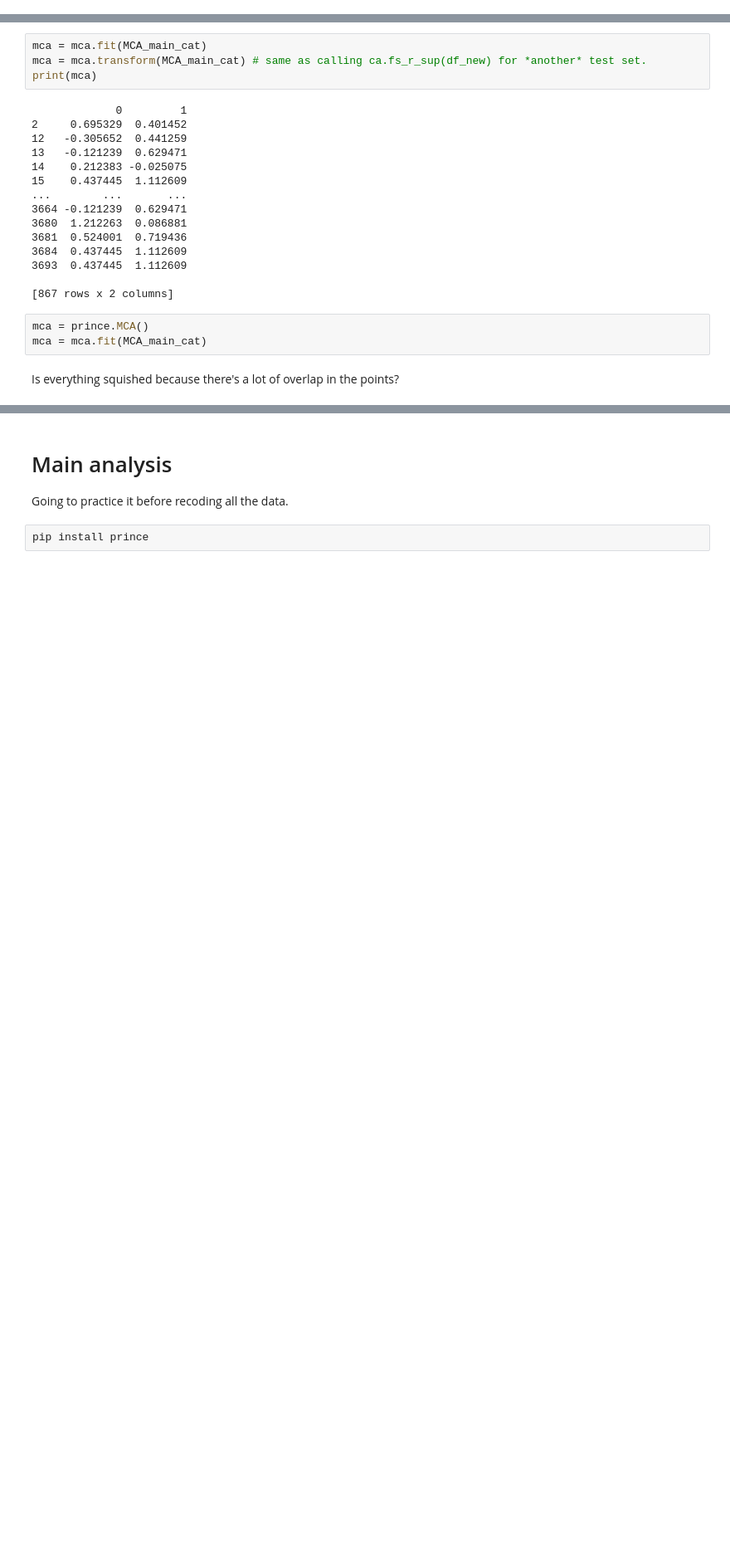
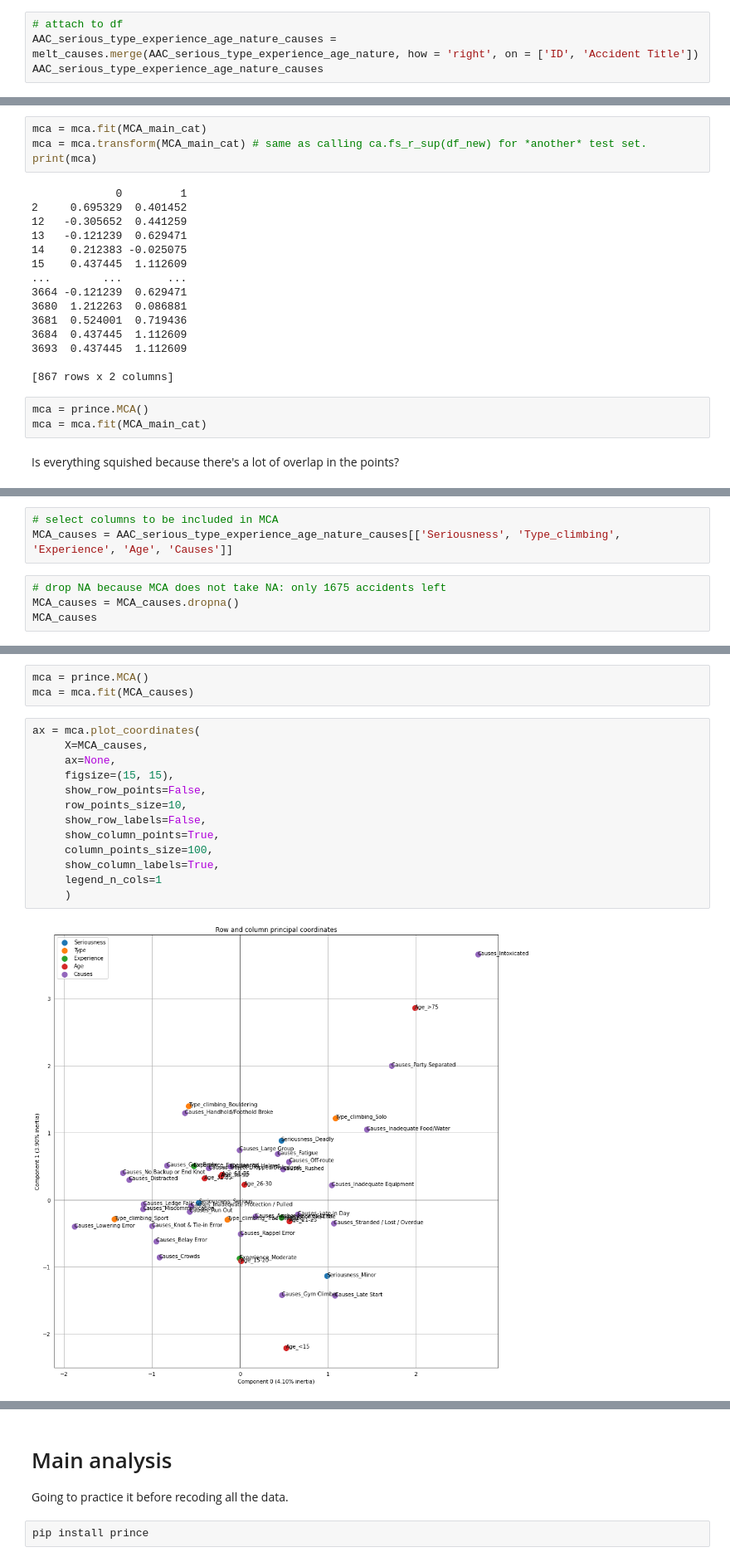
Before and after one commit to MAClaassen/python_course, a Jupyter notebook: AAC_assignments_draft.ipynb, the cells around one changed output, grey strips where cells are left out. Shown at 83% size. Drawn from its saved outputs; the diff is of its cells as text; blank space fills up the shorter version.

```diff
--- a/AAC_assignments_draft.ipynb
+++ b/AAC_assignments_draft.ipynb
@@ -574,0 +633,4 @@ Name: ID, Length: 3699, dtype: object>
+# %%
+# attach to df
+AAC_serious_type_experience_age_nature_causes = melt_causes.merge(AAC_serious_type_experience_age_nature, how = 'right', on = ['ID', 'Accident Title'])
+AAC_serious_type_experience_age_nature_causes
@@ -1008,0 +939,7 @@ SyntaxError: ignored
+# %%
+# select columns to be included in MCA
+MCA_causes = AAC_serious_type_experience_age_nature_causes[['Seriousness', 'Type_climbing', 'Experience', 'Age', 'Causes']]
+# %%
+# drop NA because MCA does not take NA: only 1675 accidents left
+MCA_causes = MCA_causes.dropna()
+MCA_causes
@@ -1008,0 +981,18 @@ SyntaxError: ignored
+# %%
+mca = prince.MCA()
+mca = mca.fit(MCA_causes)
+# %%
+ax = mca.plot_coordinates(
+     X=MCA_causes,
+     ax=None,
+     figsize=(15, 15),
+     show_row_points=False,
+     row_points_size=10,
+     show_row_labels=False,
+     show_column_points=True,
+     column_points_size=100,
+     show_column_labels=True,
+     legend_n_cols=1
+     )
+# %% [output]
+[figure, added]
```
Also changed, not shown: parts of 84 cells of this notebook.
